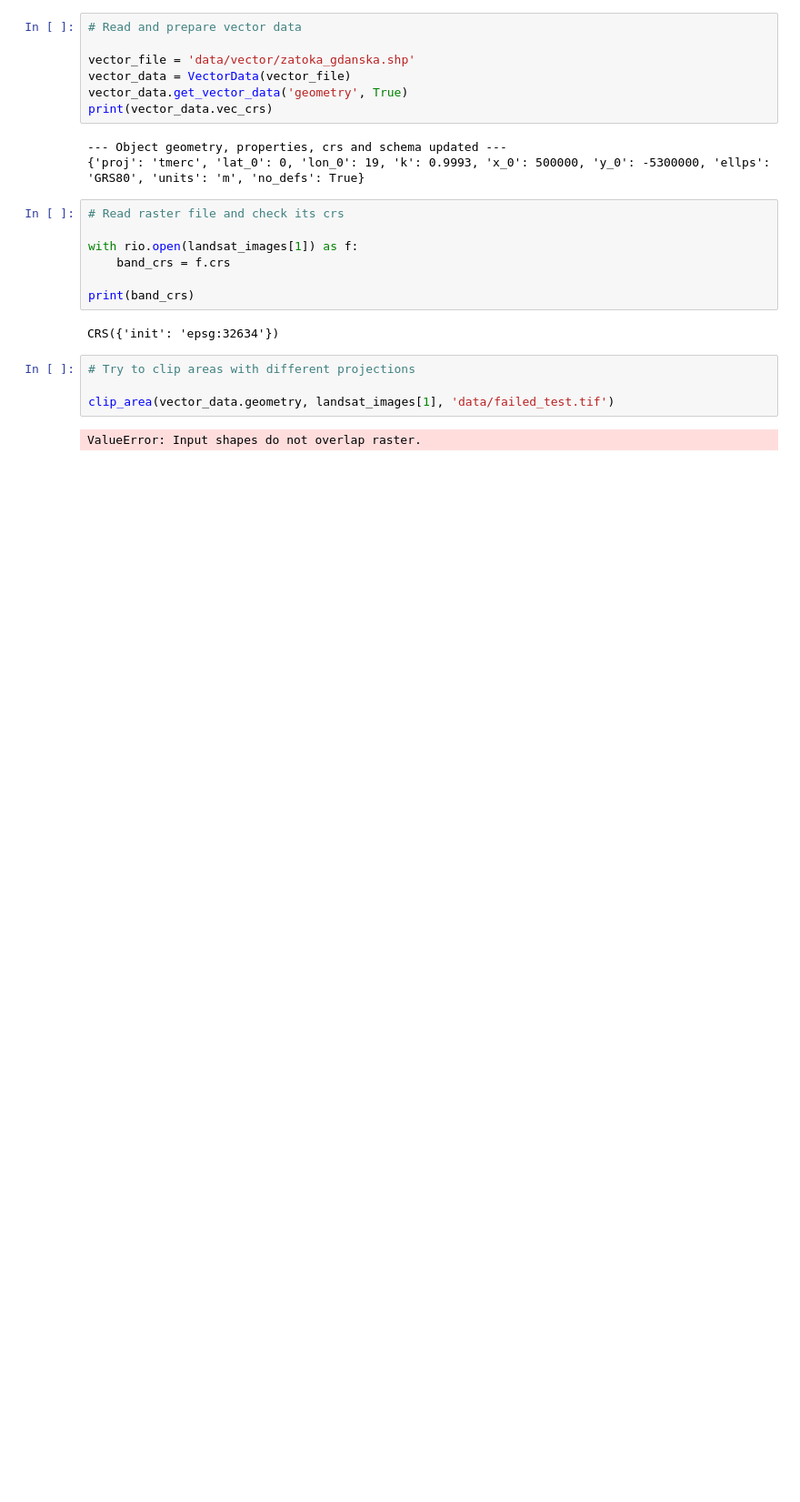
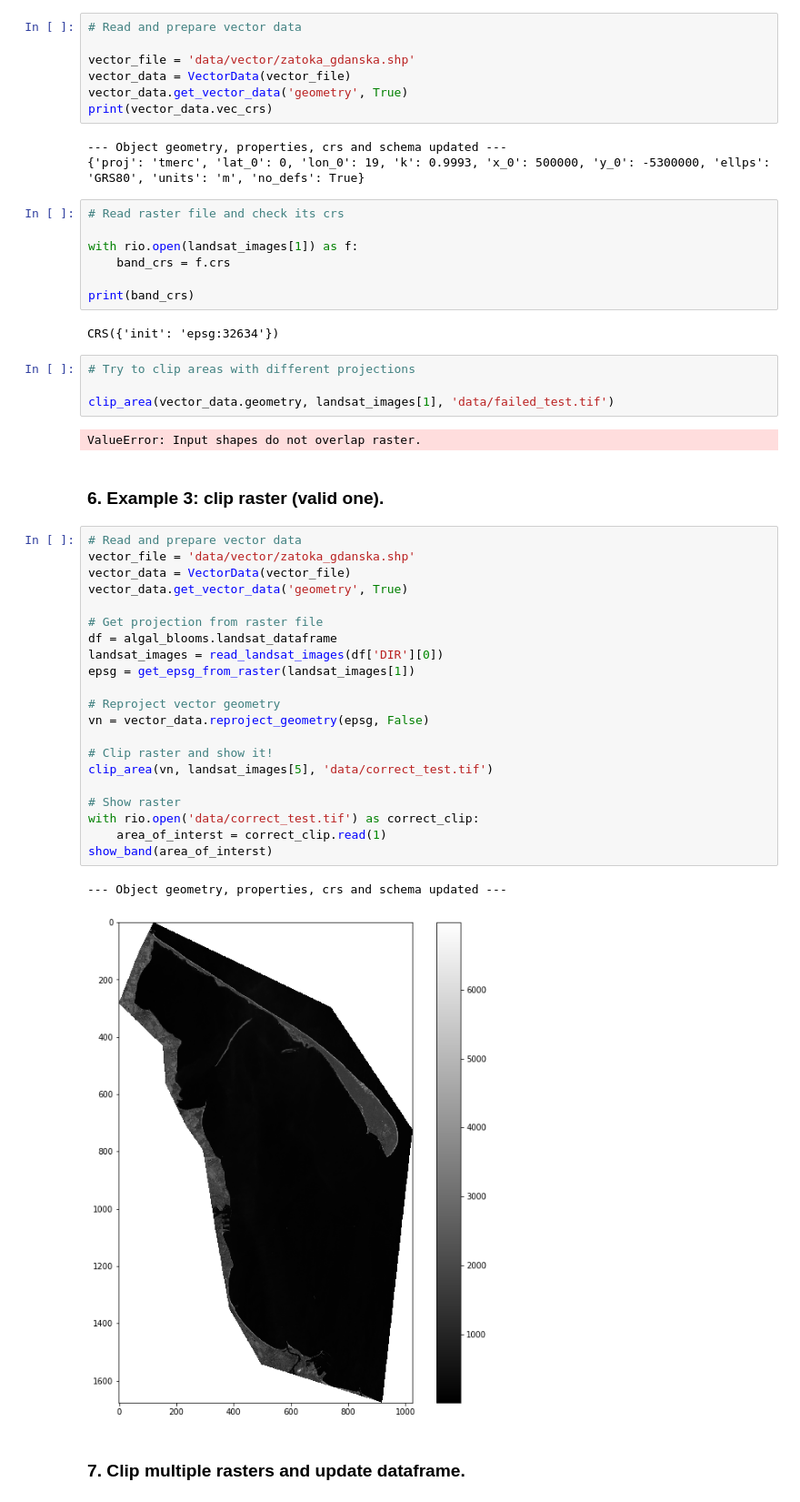
Before and after one commit to feleHaile/projections-clouds-and-Gdansk-Bay, a Jupyter notebook: algal_bloom_detection.ipynb, the cells around one changed output. Shown at 91% size. Cells and saved outputs as stored; diff of their text form; blank space fills up the shorter version.

```diff
--- a/algal_bloom_detection.ipynb
+++ b/algal_bloom_detection.ipynb
@@ -323,3 +323,31 @@ CRS({'init': 'epsg:32634'})
 clip_area(vector_data.geometry, landsat_images[1], 'data/failed_test.tif')
 # %% [output]
 ValueError: Input shapes do not overlap raster.
+# %% [markdown]
+### 6. Example 3: clip raster (valid one).
+# %%
+# Read and prepare vector data
+vector_file = 'data/vector/zatoka_gdanska.shp'
+vector_data = VectorData(vector_file)
+vector_data.get_vector_data('geometry', True)
+
+# Get projection from raster file
+df = algal_blooms.landsat_dataframe
+landsat_images = read_landsat_images(df['DIR'][0])
+epsg = get_epsg_from_raster(landsat_images[1])
+
+# Reproject vector geometry
+vn = vector_data.reproject_geometry(epsg, False)
+
+# Clip raster and show it!
+clip_area(vn, landsat_images[5], 'data/correct_test.tif')
+
+# Show raster
+with rio.open('data/correct_test.tif') as correct_clip:
+    area_of_interst = correct_clip.read(1)
+show_band(area_of_interst)
+# %% [output]
+--- Object geometry, properties, crs and schema updated ---
+[figure, added]
+# %% [markdown]
+### 7. Clip multiple rasters and update dataframe.
```
Also changed, not shown: parts of 23 cells of this notebook.
